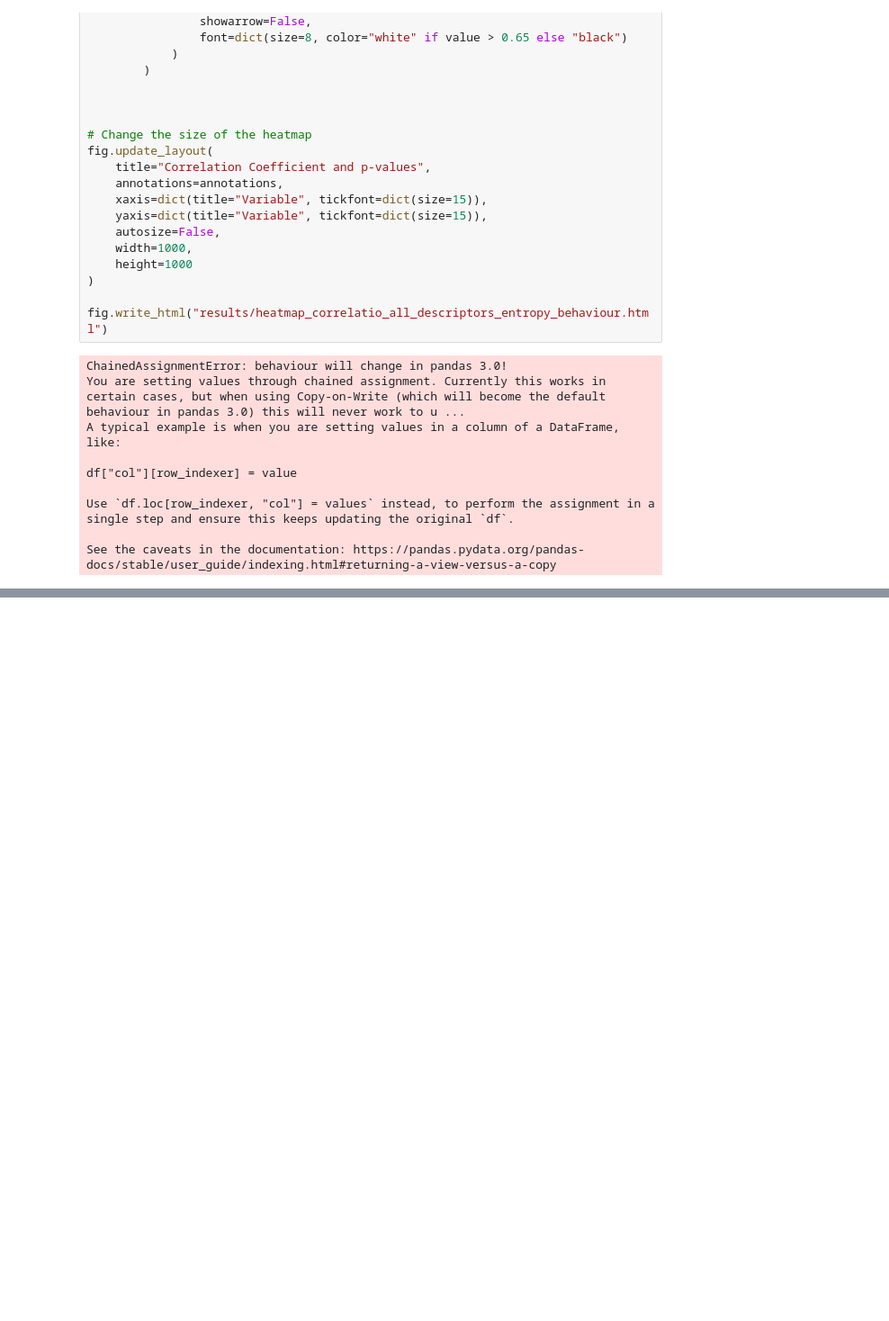
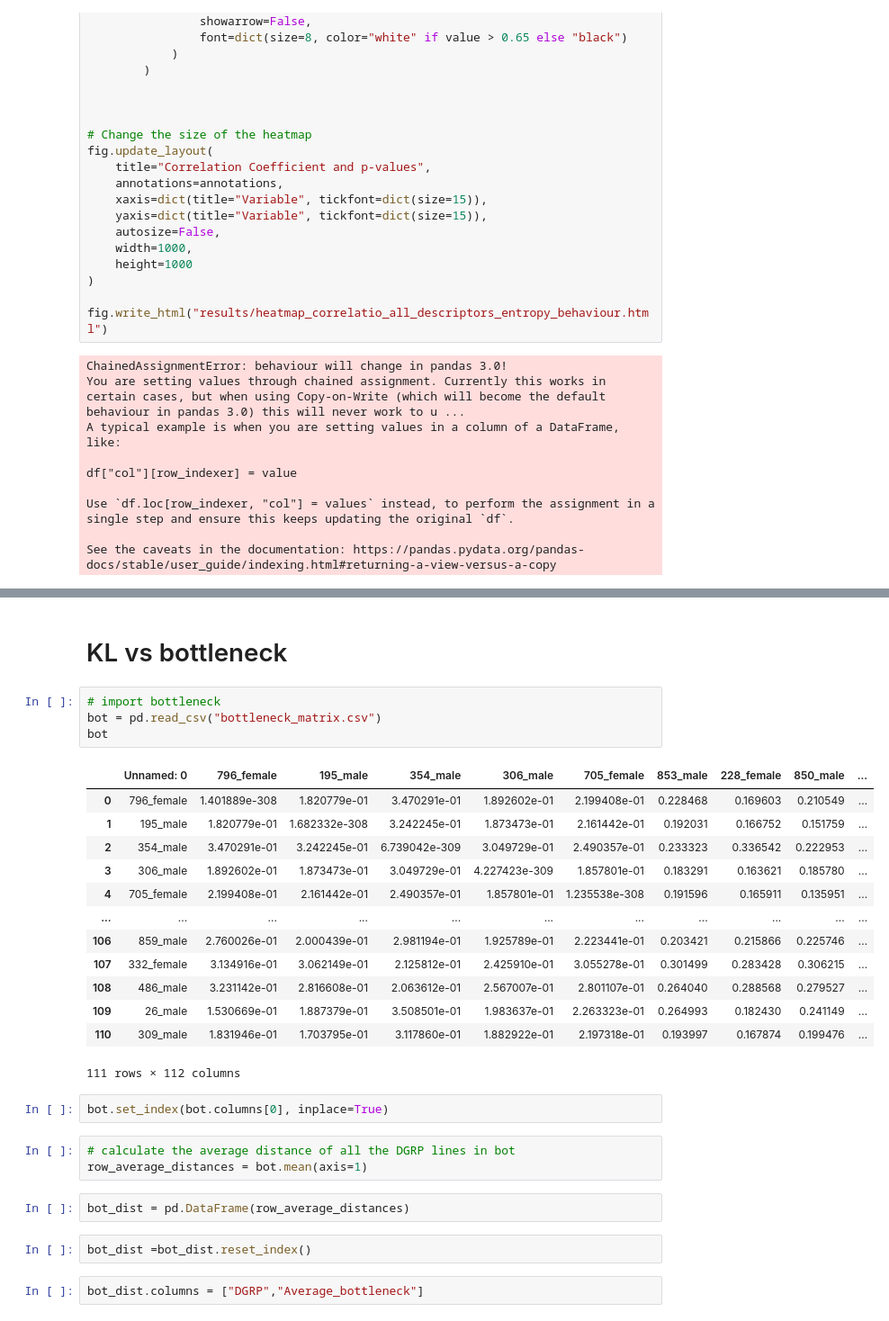
Before and after one commit to Sbourgeat/brain_behavior, a Jupyter notebook: classical_descriptor.ipynb, the cells around one changed output, grey strips where cells are left out. Shown at 90% size. Cells and saved outputs as stored; diff of their text form; blank space fills up the shorter version.

```diff
--- a/classical_descriptor.ipynb
+++ b/classical_descriptor.ipynb
@@ -781,0 +782,31 @@ fig.show()
+# %% [markdown]
+# KL vs bottleneck
+# %%
+# import bottleneck
+bot = pd.read_csv("bottleneck_matrix.csv")
+bot
+# %% [output]
+|  | Unnamed: 0 | 796_female | 195_male | 354_male | 306_male | 705_female | 853_male | 228_female | 850_male | ... |
+| 0 | 796_female | 1.401889e-308 | 1.820779e-01 | 3.470291e-01 | 1.892602e-01 | 2.199408e-01 | 0.228468 | 0.169603 | 0.210549 | ... |
+| 1 | 195_male | 1.820779e-01 | 1.682332e-308 | 3.242245e-01 | 1.873473e-01 | 2.161442e-01 | 0.192031 | 0.166752 | 0.151759 | ... |
+| 2 | 354_male | 3.470291e-01 | 3.242245e-01 | 6.739042e-309 | 3.049729e-01 | 2.490357e-01 | 0.233323 | 0.336542 | 0.222953 | ... |
+| 3 | 306_male | 1.892602e-01 | 1.873473e-01 | 3.049729e-01 | 4.227423e-309 | 1.857801e-01 | 0.183291 | 0.163621 | 0.185780 | ... |
+| 4 | 705_female | 2.199408e-01 | 2.161442e-01 | 2.490357e-01 | 1.857801e-01 | 1.235538e-308 | 0.191596 | 0.165911 | 0.135951 | ... |
+| ... | ... | ... | ... | ... | ... | ... | ... | ... | ... | ... |
+| 106 | 859_male | 2.760026e-01 | 2.000439e-01 | 2.981194e-01 | 1.925789e-01 | 2.223441e-01 | 0.203421 | 0.215866 | 0.225746 | ... |
+| 107 | 332_female | 3.134916e-01 | 3.062149e-01 | 2.125812e-01 | 2.425910e-01 | 3.055278e-01 | 0.301499 | 0.283428 | 0.306215 | ... |
+| 108 | 486_male | 3.231142e-01 | 2.816608e-01 | 2.063612e-01 | 2.567007e-01 | 2.801107e-01 | 0.264040 | 0.288568 | 0.279527 | ... |
+| 109 | 26_male | 1.530669e-01 | 1.887379e-01 | 3.508501e-01 | 1.983637e-01 | 2.263323e-01 | 0.264993 | 0.182430 | 0.241149 | ... |
+| 110 | 309_male | 1.831946e-01 | 1.703795e-01 | 3.117860e-01 | 1.882922e-01 | 2.197318e-01 | 0.193997 | 0.167874 | 0.199476 | ... |
+111 rows × 112 columns
+# %%
+bot.set_index(bot.columns[0], inplace=True)
+# %%
+# calculate the average distance of all the DGRP lines in bot
+row_average_distances = bot.mean(axis=1)
+# %%
+bot_dist = pd.DataFrame(row_average_distances)
+# %%
+bot_dist =bot_dist.reset_index()
+# %%
+bot_dist.columns = ["DGRP","Average_bottleneck"]
```
Also changed, not shown: parts of 5 cells of this notebook, 5 other files.
